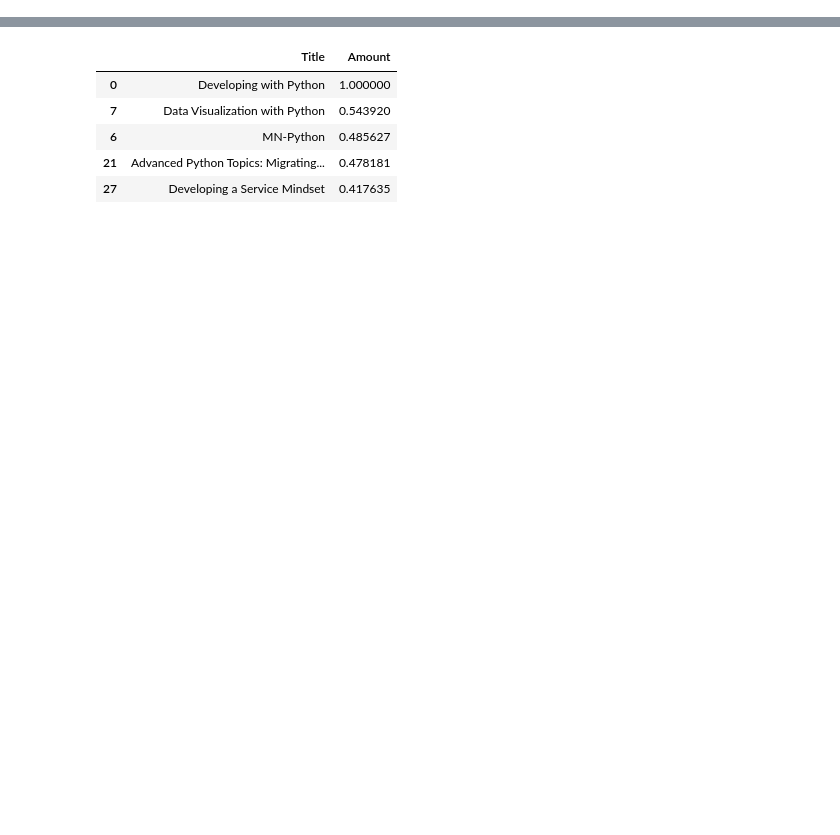
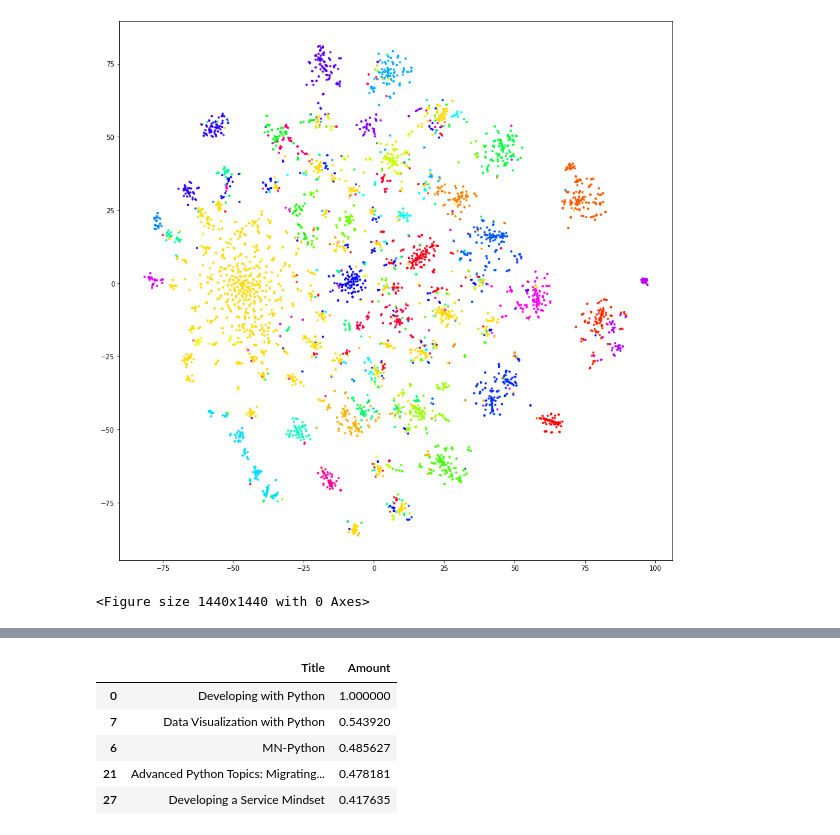
Before and after one commit to JelmerSurewaard/ML, a Jupyter notebook: Learning Store/DataExploration.ipynb, the cells around one changed output, grey strips where cells are left out. Saved outputs shown, nothing was run; the diff lists cells and outputs as text; code cells hidden in the pictures; blank space fills up the shorter version.

```diff
--- a/Learning Store/DataExploration.ipynb
+++ b/Learning Store/DataExploration.ipynb
@@ -90,3 +123,19 @@ plot_tsne_pca(words, clusters)
+# %%
+def plot_dimensionality_reduction_truncated(data, labels):
+
+    tsne = TSNE().fit_transform(TruncatedSVD(n_components=50).fit_transform(data.todense()))
+
+    colors = [cm.hsv(elem/max(labels)) for elem in labels]
+
+    plt.scatter(tsne[:, 0], tsne[:, 1], c=colors, s=5)
+    plt.figure(figsize=(20, 20))
+    plt.show()
+
+
+plot_dimensionality_reduction_truncated(words, clusters)
+# %% [output]
+[figure, added]
+<Figure size 1440x1440 with 0 Axes>
 # %%
 def get_top_keywords(data, clusters, labels, n_terms):
     df = pd.DataFrame(data.todense()).groupby(clusters).mean()
```
Also changed, not shown: parts of 8 cells of this notebook.
